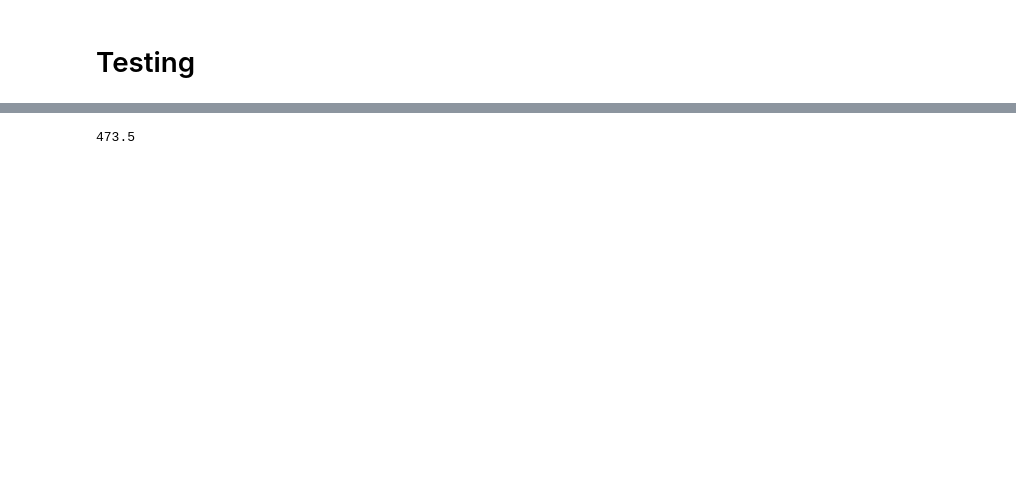
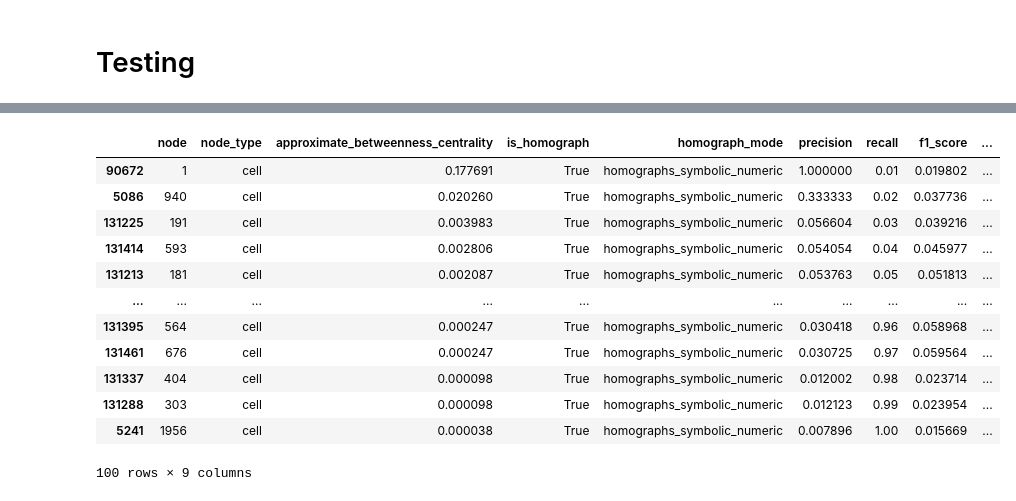
Before and after one commit to northeastern-datalab/domain_net, a Jupyter notebook: homograph_types_generation/evaluation.ipynb, the cells around one changed output, grey strips where cells are left out. Cells and saved outputs as stored; diff of their text form; code cells hidden in the pictures; blank space fills up the shorter version.

```diff
--- a/homograph_types_generation/evaluation.ipynb
+++ b/homograph_types_generation/evaluation.ipynb
@@ -166,4 +191,16 @@ For mode: NONE the are: 157 discovered instances in top-k and the average rank i
 # %%
-eval_dfs['homographs_symbolic_numeric'][eval_dfs['homographs_symbolic_numeric']['is_homograph']==True]['rank'].median()
+eval_dfs['homographs_symbolic_numeric'][eval_dfs['homographs_symbolic_numeric']['is_homograph']==True]
 # %% [output]
+|  | node | node_type | approximate_betweenness_centrality | is_homograph | homograph_mode | precision | recall | f1_score | ... |
+| 90672 | 1 | cell | 0.177691 | True | homographs_symbolic_numeric | 1.000000 | 0.01 | 0.019802 | ... |
+| 5086 | 940 | cell | 0.020260 | True | homographs_symbolic_numeric | 0.333333 | 0.02 | 0.037736 | ... |
+| 131225 | 191 | cell | 0.003983 | True | homographs_symbolic_numeric | 0.056604 | 0.03 | 0.039216 | ... |
+| 131414 | 593 | cell | 0.002806 | True | homographs_symbolic_numeric | 0.054054 | 0.04 | 0.045977 | ... |
+| 131213 | 181 | cell | 0.002087 | True | homographs_symbolic_numeric | 0.053763 | 0.05 | 0.051813 | ... |
+| ... | ... | ... | ... | ... | ... | ... | ... | ... | ... |
+| 131395 | 564 | cell | 0.000247 | True | homographs_symbolic_numeric | 0.030418 | 0.96 | 0.058968 | ... |
+| 131461 | 676 | cell | 0.000247 | True | homographs_symbolic_numeric | 0.030725 | 0.97 | 0.059564 | ... |
+| 131337 | 404 | cell | 0.000098 | True | homographs_symbolic_numeric | 0.012002 | 0.98 | 0.023714 | ... |
+| 131288 | 303 | cell | 0.000098 | True | homographs_symbolic_numeric | 0.012123 | 0.99 | 0.023954 | ... |
+| 5241 | 1956 | cell | 0.000038 | True | homographs_symbolic_numeric | 0.007896 | 1.00 | 0.015669 | ... |
-473.5
+100 rows × 9 columns
```
Also changed, not shown: parts of 8 cells of this notebook, 2 other files.
